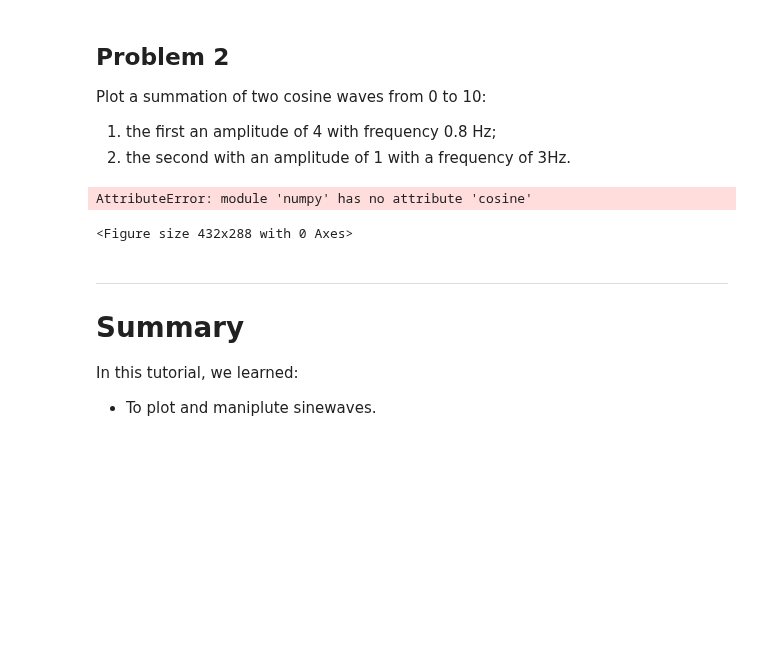
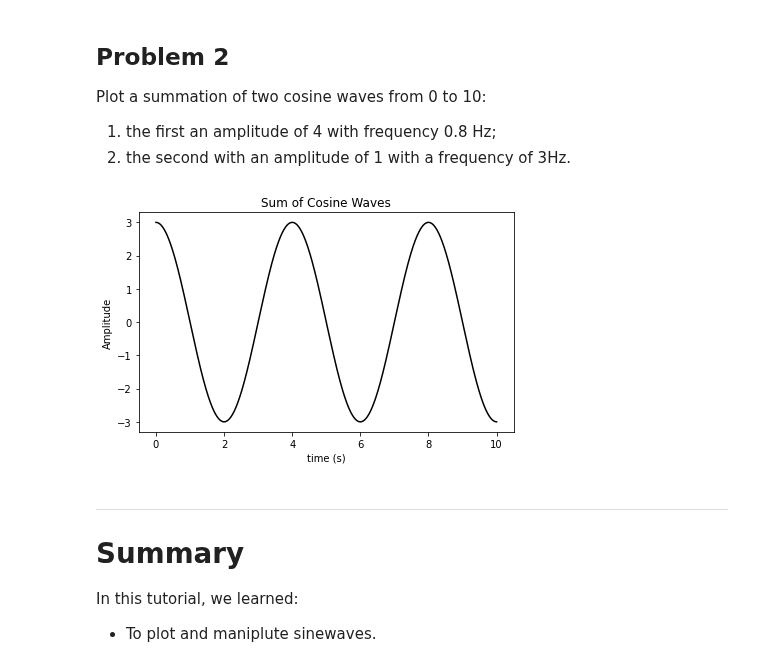
Before and after one commit to john-s-butler-dit/Basic-Introduction-to-Python, a Jupyter notebook: W2T4 Frequencies .ipynb, the cells around one changed output. Cells and saved outputs as stored; diff of their text form; code cells hidden in the pictures; blank space fills up the shorter version.

```diff
--- a/W2T4 Frequencies .ipynb
+++ b/W2T4 Frequencies .ipynb
@@ -183,37 +185,36 @@ time=np.arange(0,10,0.001)
 
 
 ##############################################################################
 ## INSERT: Plot a summation of two cosinewaves:
 ## the first an amplitude of 4 with frequency 0.8 Hz;
 ## the second with an amplitude of 1 with a frequency of 3Hz.
 ##############################################################################
 fig = plt.figure(figsize=(6,4)) # This setups the size of the figure
 
 Amplitude1=3
 freq1=0.5
 
-Cosinewave1=Amplitude1*np.cosine(np.pi*freq1*time)
+Cosinewave1=Amplitude1*np.cos(np.pi*freq1*time)
 
-
+Sum_Cosinewave=Cosinewave1
 
 #######################ANSWER#################################
 
 
 
 #######################ANSWER#################################
 
 plt.plot(time,Sum_Cosinewave,'-',color='black')
 
 
 plt.xlabel('time (s)')
 plt.ylabel('Amplitude')
 plt.title('Sum of Cosine Waves')
 
 plt.tight_layout()
 plt.show() # This plots the figure
 # %% [output]
-AttributeError: module 'numpy' has no attribute 'cosine'
-<Figure size 432x288 with 0 Axes>
+[figure, added]
 # %% [markdown]
 ---
 # Summary
```
Also changed, not shown: parts of 2 cells of this notebook.
